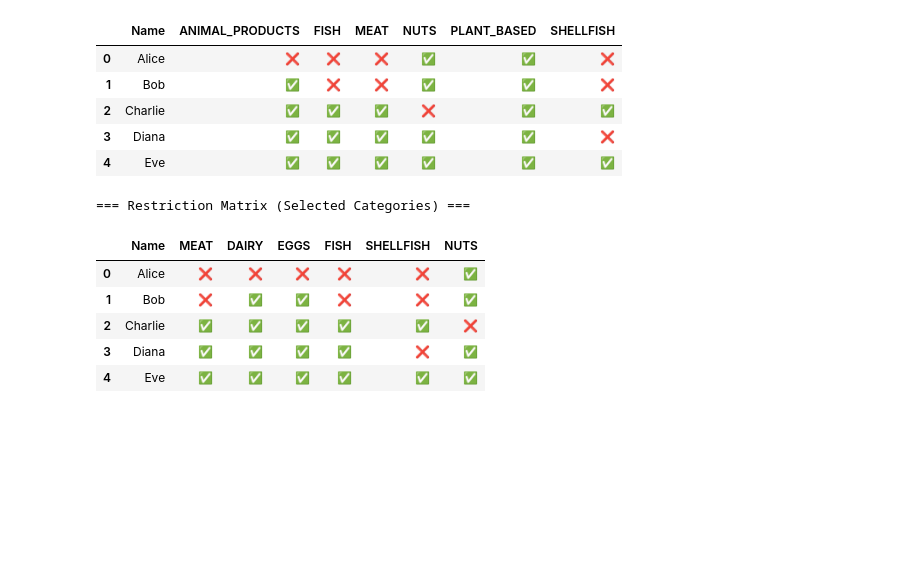
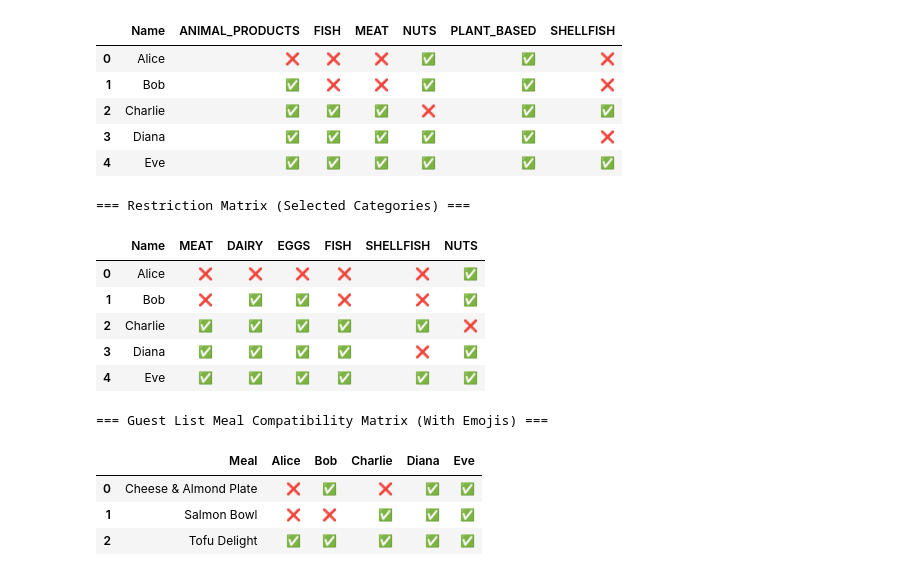
Before and after one commit to JetpackYoshi/meal-planner, a Jupyter notebook: examples/feature_overview.ipynb, the cells around one changed output. Drawn from its saved outputs; the diff is of its cells as text; code cells hidden in the pictures; blank space fills up the shorter version.

```diff
--- a/examples/feature_overview.ipynb
+++ b/examples/feature_overview.ipynb
@@ -336,3 +335,19 @@ analyzer.get_restriction_matrix(use_emojis=True, categories=selected_categories)
 | 2 | Charlie | ✅ | ✅ | ✅ | ✅ | ✅ | ❌ |
 | 3 | Diana | ✅ | ✅ | ✅ | ✅ | ❌ | ✅ |
 | 4 | Eve | ✅ | ✅ | ✅ | ✅ | ✅ | ✅ |
+# %%
+# Analyze meal compatibility for the guest list
+meals = [
+    Meal("Cheese & Almond Plate", [cheese, almond]),
+    Meal("Salmon Bowl", [salmon]),
+    Meal("Tofu Delight", [tofu])
+]
+meal_analyzer = analyzer.analyze_meal_compatibility(meals)
+print("=== Guest List Meal Compatibility Matrix (With Emojis) ===")
+meal_analyzer.get_compatibility_matrix(use_emojis=True)
+# %% [output]
+=== Guest List Meal Compatibility Matrix (With Emojis) ===
+|  | Meal | Alice | Bob | Charlie | Diana | Eve |
+| 0 | Cheese & Almond Plate | ❌ | ✅ | ❌ | ✅ | ✅ |
+| 1 | Salmon Bowl | ❌ | ❌ | ✅ | ✅ | ✅ |
+| 2 | Tofu Delight | ✅ | ✅ | ✅ | ✅ | ✅ |
```
Also changed, not shown: parts of 9 cells of this notebook, 8 other files.
